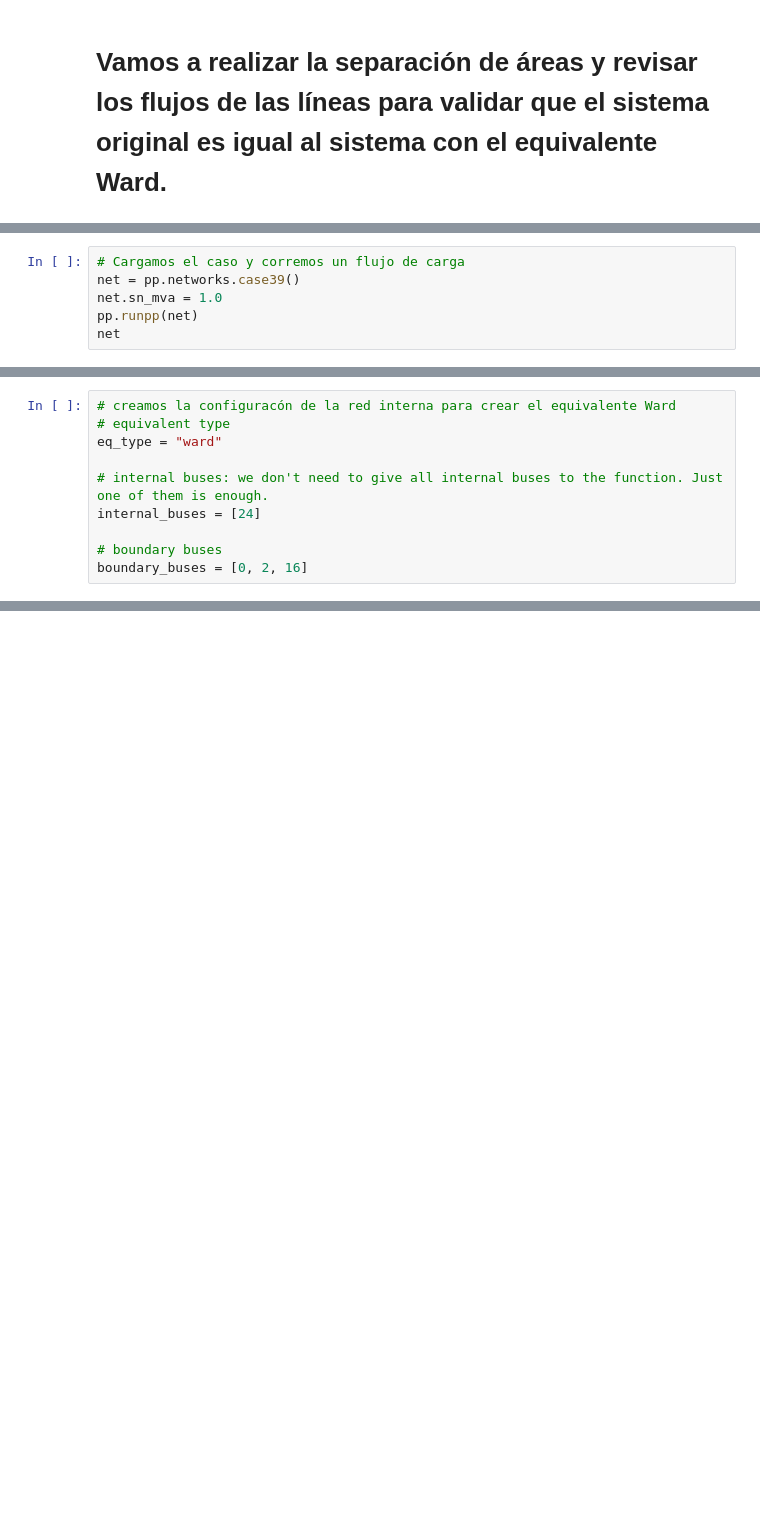
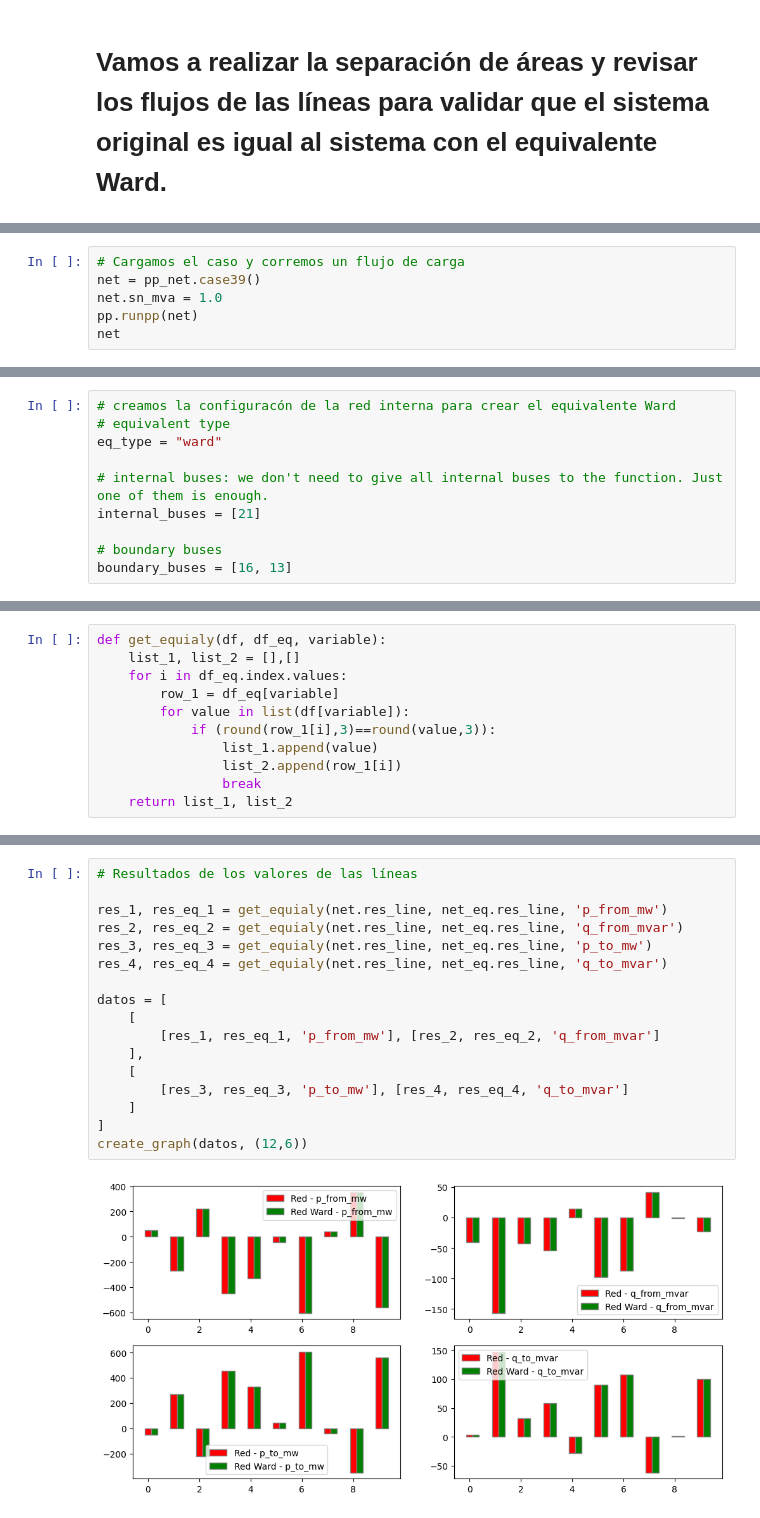
Before and after one commit to nensanc/PowerSystem, a Jupyter notebook: example_sep_3.ipynb, the cells around one changed output, grey strips where cells are left out. Cells and saved outputs as stored; diff of their text form; blank space fills up the shorter version.

```diff
--- a/example_sep_3.ipynb
+++ b/example_sep_3.ipynb
@@ -8,6 +12,6 @@ from _source import sep_system
 # %%
 # Cargamos el caso y corremos un flujo de carga
-net = pp.networks.case39()
+net = pp_net.case39()
 net.sn_mva = 1.0
 pp.runpp(net)
 net
@@ -38,10 +38,10 @@ This pandapower network includes the following parameter tables:
 eq_type = "ward"
 
 # internal buses: we don't need to give all internal buses to the function. Just one of them is enough.
-internal_buses = [24]
+internal_buses = [21]
 
 # boundary buses
-boundary_buses = [0, 2, 16]
+boundary_buses = [16, 13]
 # %%
 # Creamos el equivalente Ward.
 net_eq = ge.get_equivalent(net, eq_type, boundary_buses, internal_buses)
@@ -163,0 +71,11 @@ display(net.res_gen)
+# %%
+def get_equialy(df, df_eq, variable):
+    list_1, list_2 = [],[]
+    for i in df_eq.index.values:
+        row_1 = df_eq[variable]
+        for value in list(df[variable]):
+            if (round(row_1[i],3)==round(value,3)):
+                list_1.append(value)
+                list_2.append(row_1[i])
+                break
+    return list_1, list_2
@@ -163,0 +129,19 @@ display(net.res_gen)
+# %%
+# Resultados de los valores de las líneas
+
+res_1, res_eq_1 = get_equialy(net.res_line, net_eq.res_line, 'p_from_mw')
+res_2, res_eq_2 = get_equialy(net.res_line, net_eq.res_line, 'q_from_mvar')
+res_3, res_eq_3 = get_equialy(net.res_line, net_eq.res_line, 'p_to_mw')
+res_4, res_eq_4 = get_equialy(net.res_line, net_eq.res_line, 'q_to_mvar')
+
+datos = [
+    [
+        [res_1, res_eq_1, 'p_from_mw'], [res_2, res_eq_2, 'q_from_mvar']
+    ],
+    [
+        [res_3, res_eq_3, 'p_to_mw'], [res_4, res_eq_4, 'q_to_mvar']
+    ]
+]
+create_graph(datos, (12,6))
+# %% [output]
+[figure, added]
```
Also changed, not shown: parts of 11 cells of this notebook, 2 other files.
